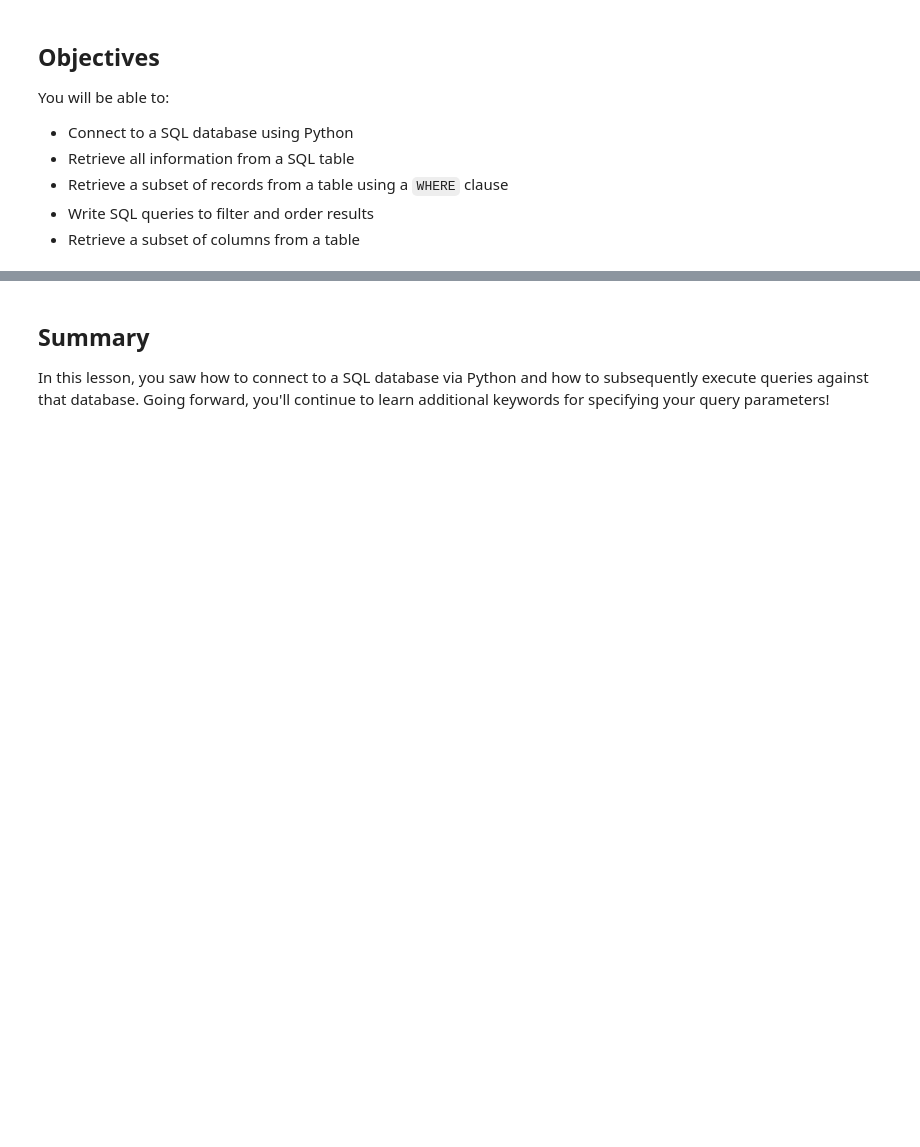
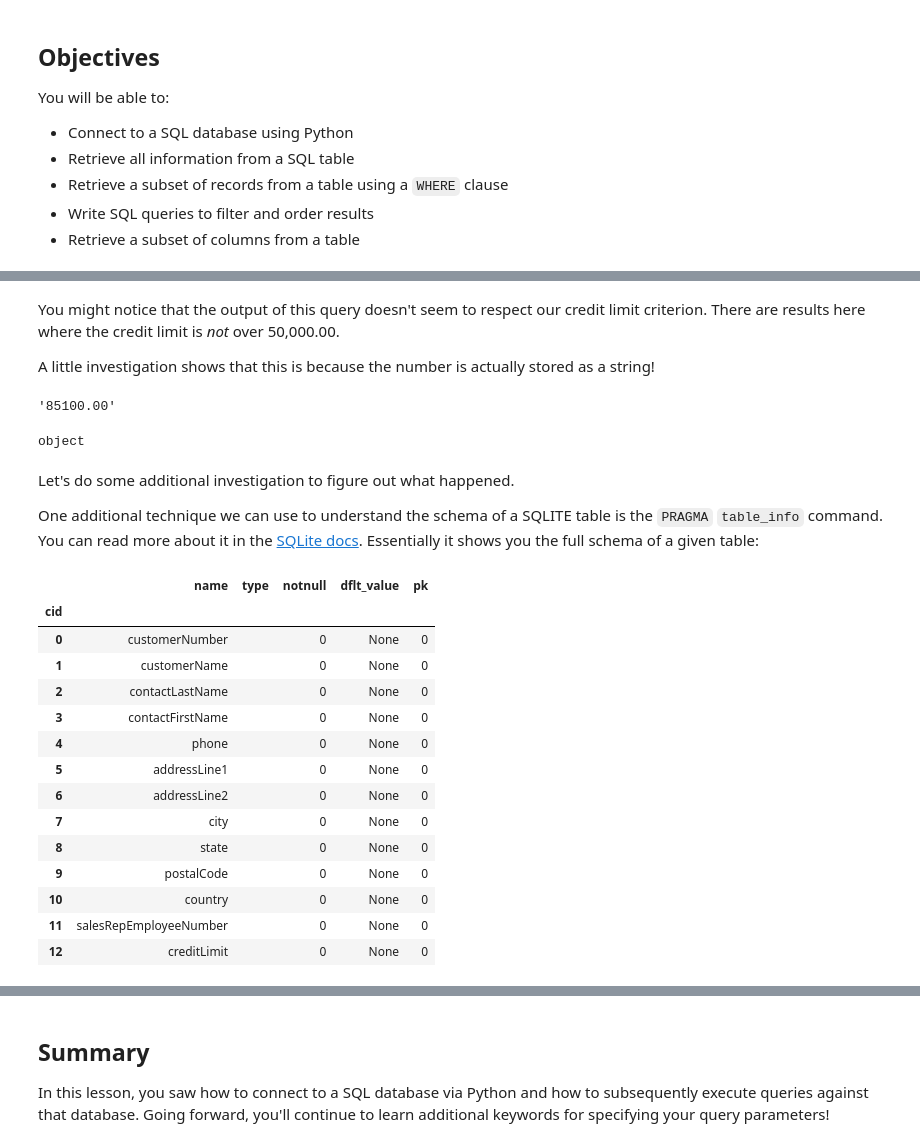
Before and after one commit to learn-co-curriculum/dsc-filtering-v2-4, a Jupyter notebook: index.ipynb, the cells around one changed output, grey strips where cells are left out. Cells and saved outputs as stored; diff of their text form; code cells hidden in the pictures; blank space fills up the shorter version.

```diff
--- a/index.ipynb
+++ b/index.ipynb
@@ -183,0 +323,34 @@ This is an annoying problem to encounter and also underlines the importance of s
+# %% [markdown]
+You might notice that the output of this query doesn't seem to respect our credit limit criterion. There are results here where the credit limit is *not* over 50,000.00.
+
+A little investigation shows that this is because the number is actually stored as a string!
+# %%
+df["creditLimit"].iloc[0]
+# %% [output]
+'85100.00'
+# %%
+print(df["creditLimit"].dtype)
+# %% [output]
+object
+# %% [markdown]
+Let's do some additional investigation to figure out what happened.
+
+One additional technique we can use to understand the schema of a SQLITE table is the `PRAGMA` `table_info` command. You can read more about it in the [SQLite docs](https://www.sqlite.org/pragma.html#pragma_table_info). Essentially it shows you the full schema of a given table:
+# %%
+pd.read_sql("""PRAGMA table_info(customers)""", conn, index_col="cid")
+# %% [output]
+|  | name | type | notnull | dflt_value | pk |
+| cid |  |  |  |  |  |
+| 0 | customerNumber |  | 0 | None | 0 |
+| 1 | customerName |  | 0 | None | 0 |
+| 2 | contactLastName |  | 0 | None | 0 |
+| 3 | contactFirstName |  | 0 | None | 0 |
+| 4 | phone |  | 0 | None | 0 |
+| 5 | addressLine1 |  | 0 | None | 0 |
+| 6 | addressLine2 |  | 0 | None | 0 |
+| 7 | city |  | 0 | None | 0 |
+| 8 | state |  | 0 | None | 0 |
+| 9 | postalCode |  | 0 | None | 0 |
+| 10 | country |  | 0 | None | 0 |
+| 11 | salesRepEmployeeNumber |  | 0 | None | 0 |
+| 12 | creditLimit |  | 0 | None | 0 |
```
Also changed, not shown: parts of 88 cells of this notebook, 1 other file.
